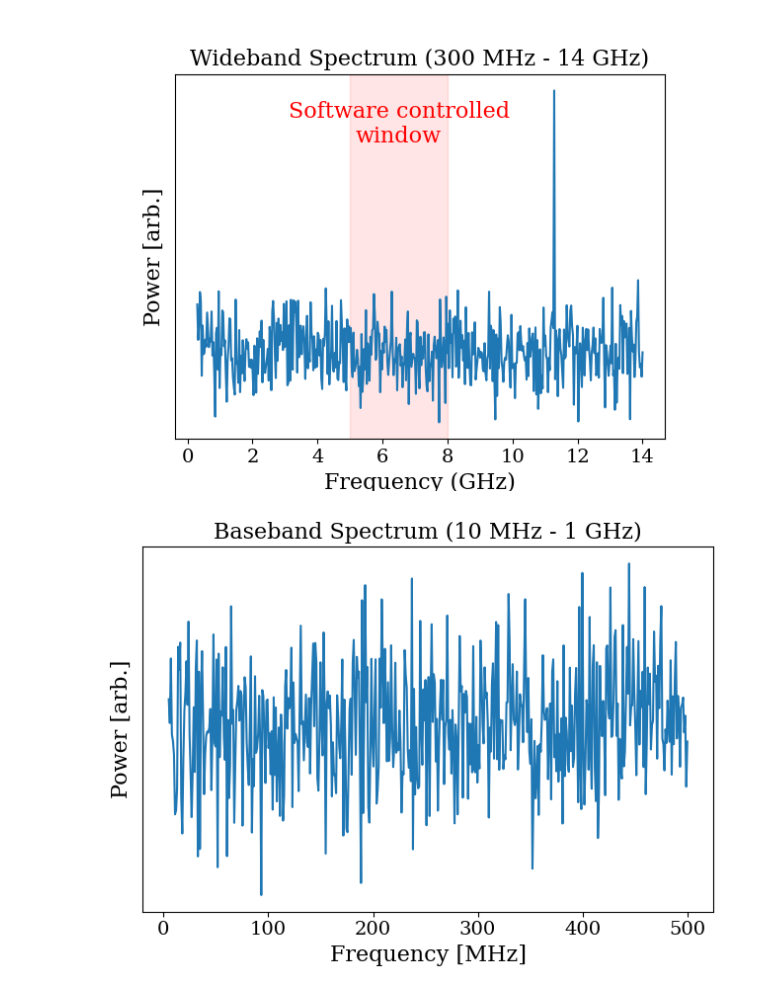
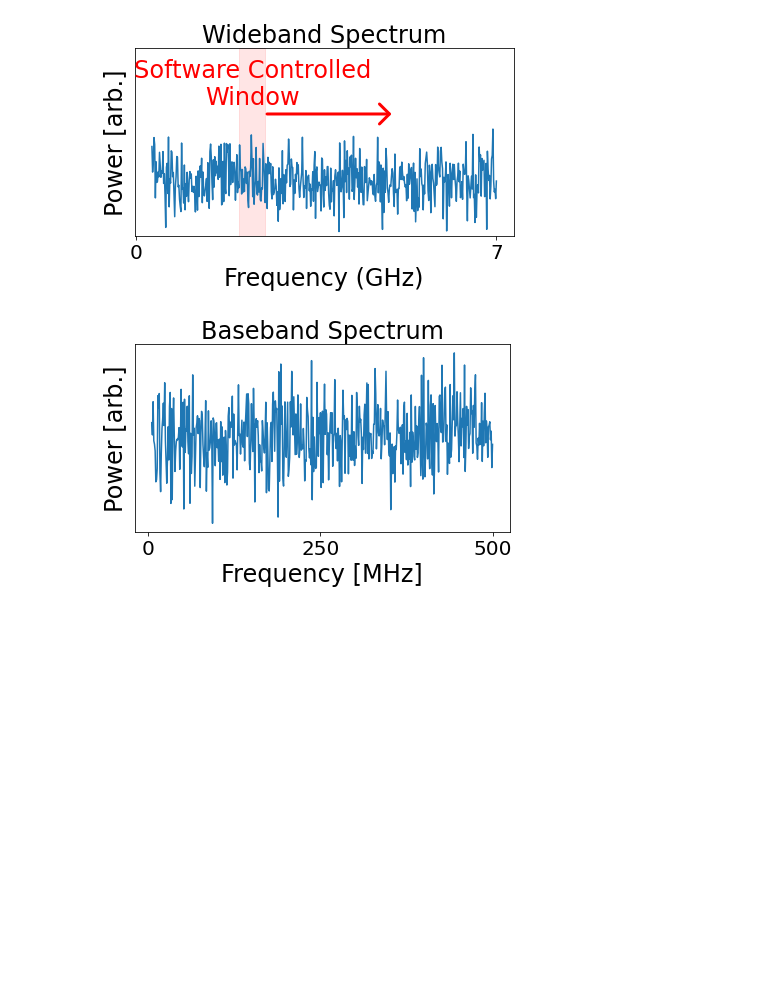
Before and after one commit to josephmlev/darkRadio, a Jupyter notebook: thesis/ch5/CH5.ipynb, the cells around one changed output. Cells and saved outputs as stored; diff of their text form; code cells hidden in the pictures; blank space fills up the shorter version.

```diff
--- a/thesis/ch5/CH5.ipynb
+++ b/thesis/ch5/CH5.ipynb
@@ -12,40 +12,47 @@ plt.rc('figure', titlesize=18)
 # %%
 import matplotlib.pyplot as plt
 import numpy as np
 
 # Generate some fake noise data for illustration
 np.random.seed(0)
-freq_wide = np.linspace(0.3, 14, 500)  # Frequency range for the wideband spectrum (in GHz)
+freq_wide = np.linspace(0.3, 7, 500)  # Frequency range for the wideband spectrum (in GHz)
 noise_wide = np.random.normal(0, 0.1, freq_wide.size)  # Noise level
-noise_wide[400] = 1.0  # Adding a spike outside the window for illustration
+#noise_wide[400] = 1.0  # Adding a spike outside the window for illustration
 
 freq_baseband = np.linspace(0.01, 1, 500)  # Frequency range for the baseband spectrum (in GHz)
 noise_baseband = np.random.normal(0, 0.1, freq_baseband.size)  # Only noise in the baseband spectrum
 
 # Wideband spectrum plot (300 MHz - 14 GHz)
 plt.figure()
 plt.plot(freq_wide, noise_wide)
-plt.xlabel("Frequency (GHz)")
-plt.ylabel("Power [arb.]")
-plt.title("Wideband Spectrum (300 MHz - 14 GHz)")
+plt.xlabel("Frequency (GHz)", fontsize = 24)
+plt.ylabel("Power [arb.]", fontsize = 24)
+plt.title("Wideband Spectrum", fontsize = 24)
 plt.yticks([])  # Remove y-axis ticks
+plt.xticks([0, 7], fontsize = 20)
+plt.ylim(-0.3, 0.7)
 
 # Add a shaded red box to represent the software-controlled window
-plt.axvspan(5, 8, color='red', alpha=0.1)  # Adjust positions as needed
-plt.text(6.5, 0.8, "Software controlled\nwindow", color="red", ha="center", fontsize = 16)
-plt.tight_layout
+plt.axvspan(2, 2.5, color='red', alpha=0.1)  # Adjust positions as needed
+plt.text(2.25, 0.4, "Software Controlled\nWindow", color="red", ha="center", fontsize = 24)
+plt.tight_layout()
+
+# Add an arrow pointing right from the window label
+plt.annotate('', xy=(5, 0.35), xytext=(2.5, 0.35),
+             arrowprops=dict(arrowstyle="->,head_length=1,head_width=1", color="red", lw=3))
 
 plt.show()
 
 # Baseband spectrum plot (10 MHz - 1 GHz)
 plt.figure()
 plt.plot(freq_baseband*1000/2, noise_baseband)
-plt.xlabel("Frequency [MHz]")
-plt.ylabel("Power [arb.]")
-plt.title("Baseband Spectrum (10 MHz - 1 GHz)")
+plt.xlabel("Frequency [MHz]" , fontsize = 24)
+plt.ylabel("Power [arb.]", fontsize = 24)
+plt.title("Baseband Spectrum", fontsize = 24)
 plt.yticks([])  # Remove y-axis ticks
+plt.xticks([0, 250, 500], fontsize = 20)
 plt.tight_layout()
 plt.show()
 # %% [output]
-[figure, old version]
+[figure, new version]
-[figure, old version]
+[figure, new version]
```
Also changed, not shown: 4 other files.
